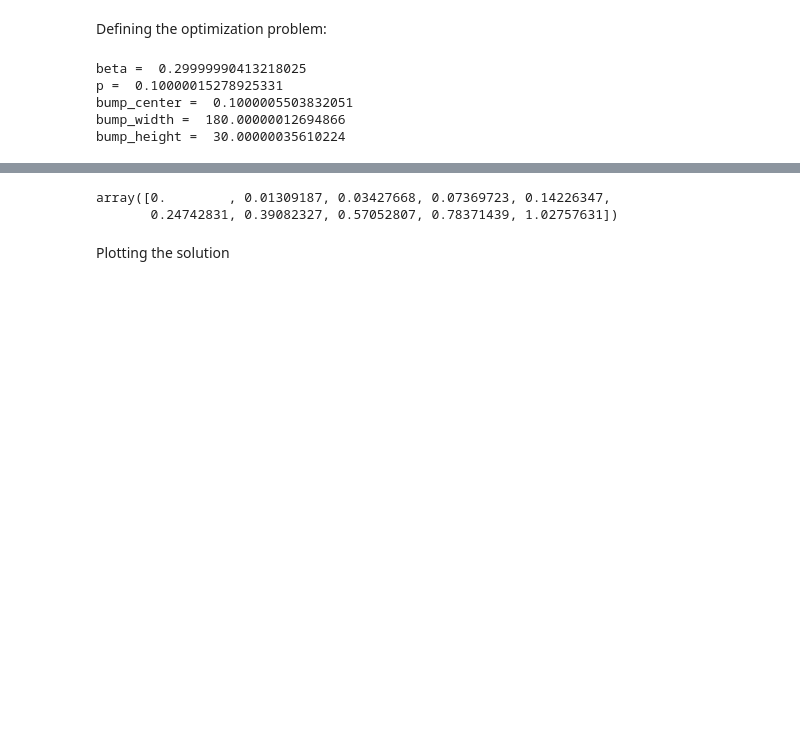
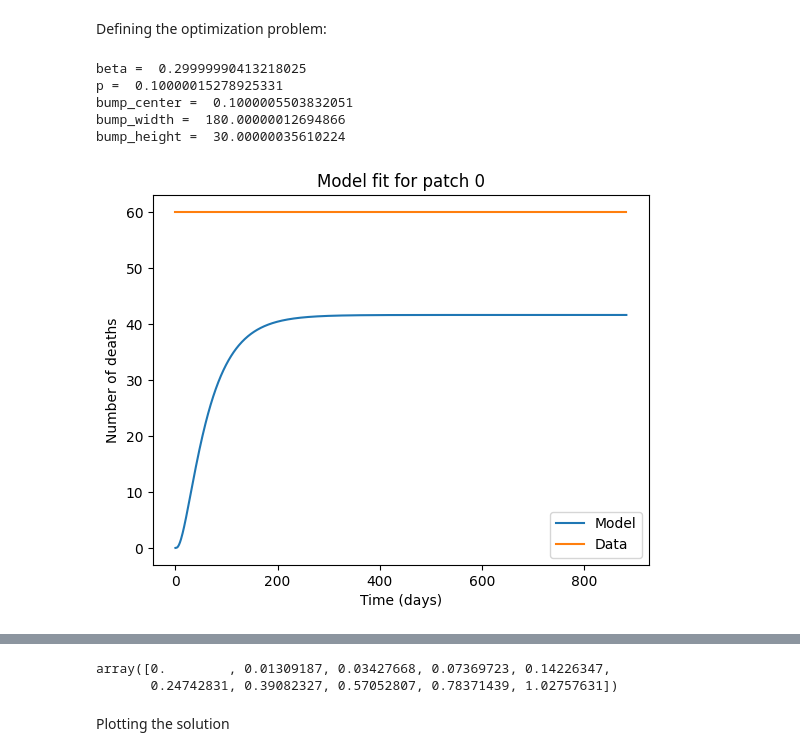
Before and after one commit to polislizarralde/PythonMathematicalModeling, a Jupyter notebook: docs/PlagueProject/FittingSeasonMetapopModelPlague.ipynb, the cells around one changed output, grey strips where cells are left out. Drawn from its saved outputs; the diff is of its cells as text; code cells hidden in the pictures; blank space fills up the shorter version.

```diff
--- a/docs/PlagueProject/FittingSeasonMetapopModelPlague.ipynb
+++ b/docs/PlagueProject/FittingSeasonMetapopModelPlague.ipynb
@@ -217,7 +217,7 @@ def objectiveFunction(parameters, beginTime, endTime, deathData):
                   'mu': 0.2,
                   'N': model_input.patchPop(),
                   'n': model_input.n,
-                  'T': model_input.maxDays()}
+                  'T': model_input.patchNames()}
     model_sol = generate_sol(model_info)
     totalError = 0
     n = model_info['n']
@@ -296,3 +296,23 @@ model_estimation = {'model': SEIRD_model,
                     'n': model_input.n,
                     'T': model_input.maxDays()}
 model_solution = generate_sol(model_estimation)
+# %%
+import matplotlib
+import matplotlib.pyplot as plt
+import numpy as np
+%matplotlib inline
+
+
+death_patch0 = model_solution['D'][0]
+T = model_estimation['T']
+t = np.linspace(0, T, T+1)
+fig, ax = plt.subplots()
+ax.plot(t, death_patch0, label='Model')
+ax.plot(t, deathData[0]*np.ones(T+1), label='Data')
+ax.set_xlabel('Time (days)')
+ax.set_ylabel('Number of deaths')
+ax.set_title('Model fit for patch 0')
+ax.legend()
+plt.show()
+# %% [output]
+[figure, added]
```
Also changed, not shown: parts of 8 cells of this notebook, 2 other files.
